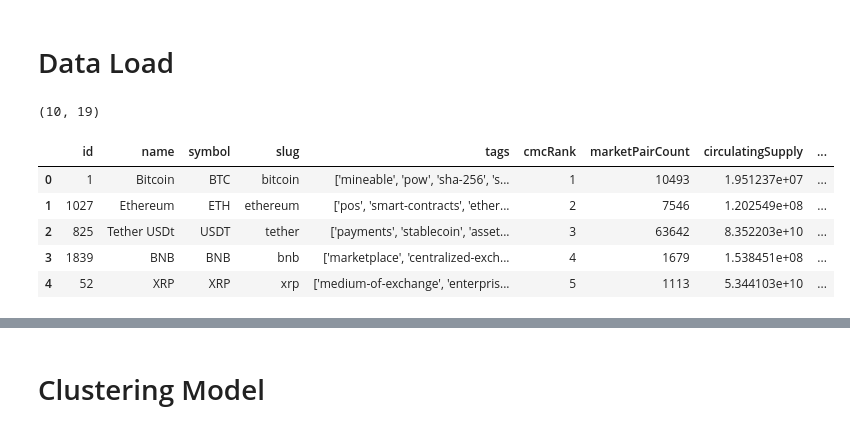
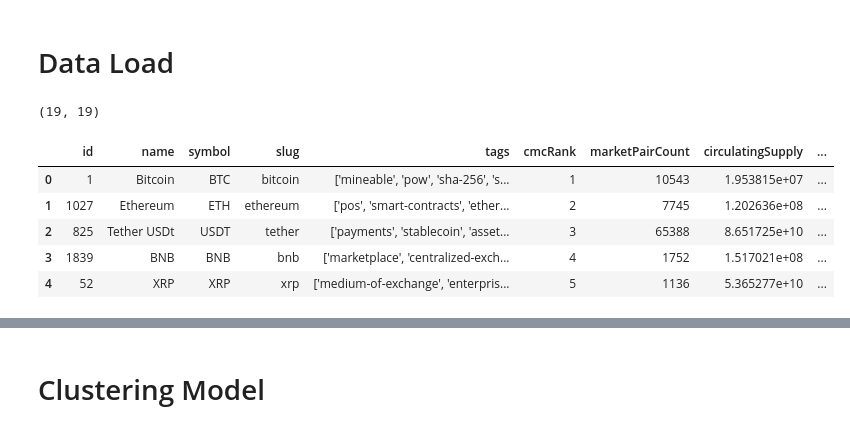
Before and after one commit to AleeRezaa/portfolio-selection-using-ml, a Jupyter notebook: model/main.ipynb, the cells around one changed output, grey strips where cells are left out. Saved outputs shown, nothing was run; the diff lists cells and outputs as text; code cells hidden in the pictures.

```diff
--- a/model/main.ipynb
+++ b/model/main.ipynb
@@ -14,22 +14,22 @@ UPDATE_REGRESSION_MODEL = True
 # Data Load
 # %%
 basic_df = data_load.load_basic_data(
-    selected_symbols=10,
+    selected_symbols=20,
     max_date_added_year=2020,
     min_last_update_year=2023,
     min_market_pairs=6,
     update=UPDATE_DATA_LOAD
 )
 print(basic_df.shape)
 basic_df.head()
 # %% [output]
-(10, 19)
+(19, 19)
 |  | id | name | symbol | slug | tags | cmcRank | marketPairCount | circulatingSupply | ... |
-| 0 | 1 | Bitcoin | BTC | bitcoin | ['mineable', 'pow', 'sha-256', 's... | 1 | 10493 | 1.951237e+07 | ... |
-| 1 | 1027 | Ethereum | ETH | ethereum | ['pos', 'smart-contracts', 'ether... | 2 | 7546 | 1.202549e+08 | ... |
-| 2 | 825 | Tether USDt | USDT | tether | ['payments', 'stablecoin', 'asset... | 3 | 63642 | 8.352203e+10 | ... |
-| 3 | 1839 | BNB | BNB | bnb | ['marketplace', 'centralized-exch... | 4 | 1679 | 1.538451e+08 | ... |
-| 4 | 52 | XRP | XRP | xrp | ['medium-of-exchange', 'enterpris... | 5 | 1113 | 5.344103e+10 | ... |
+| 0 | 1 | Bitcoin | BTC | bitcoin | ['mineable', 'pow', 'sha-256', 's... | 1 | 10543 | 1.953815e+07 | ... |
+| 1 | 1027 | Ethereum | ETH | ethereum | ['pos', 'smart-contracts', 'ether... | 2 | 7745 | 1.202636e+08 | ... |
+| 2 | 825 | Tether USDt | USDT | tether | ['payments', 'stablecoin', 'asset... | 3 | 65388 | 8.651725e+10 | ... |
+| 3 | 1839 | BNB | BNB | bnb | ['marketplace', 'centralized-exch... | 4 | 1752 | 1.517021e+08 | ... |
+| 4 | 52 | XRP | XRP | xrp | ['medium-of-exchange', 'enterpris... | 5 | 1136 | 5.365277e+10 | ... |
 # %%
 symbols_list = basic_df["symbol"].to_list()
 historical_df = data_load.load_historical_data(
```
Also changed, not shown: parts of 12 cells of this notebook, 1 other file.
